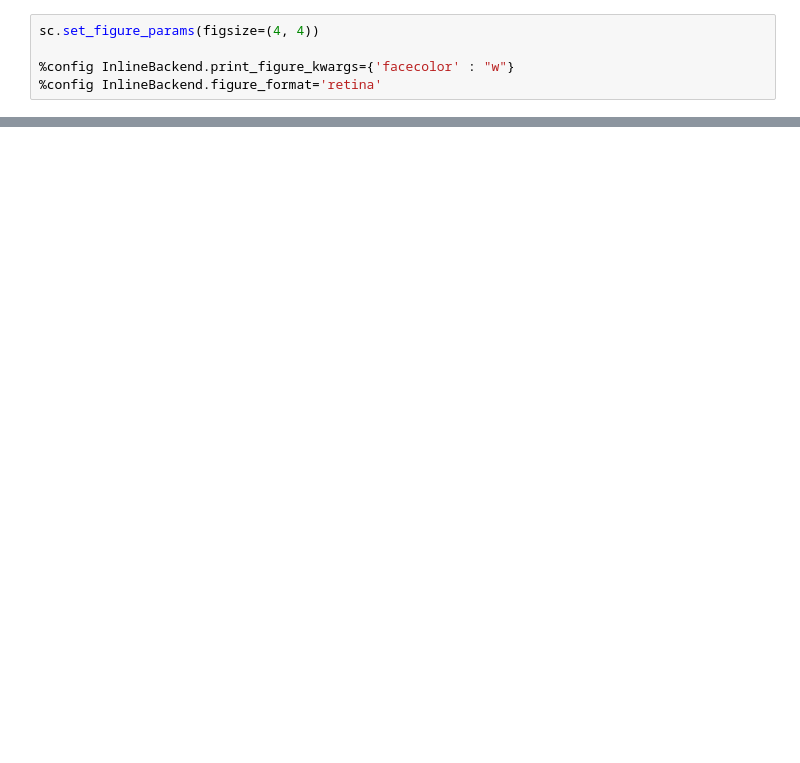
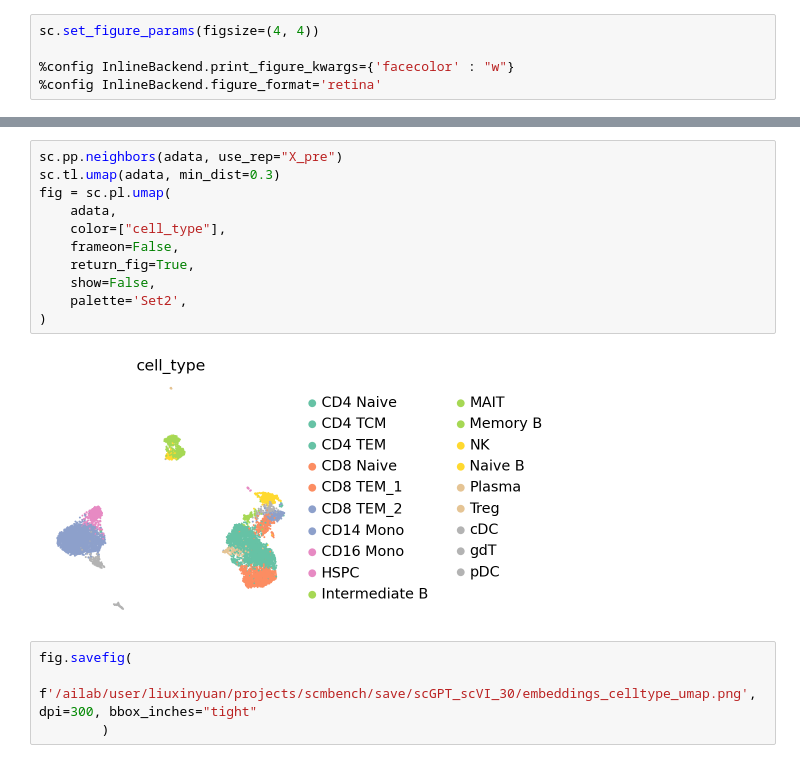
Before and after one commit to ml4bio/SCMBench, a Jupyter notebook: evaluation/scripts/run_scVI.ipynb, the cells around one changed output, grey strips where cells are left out. Drawn from its saved outputs; the diff is of its cells as text; blank space fills up the shorter version.

```diff
--- a/evaluation/scripts/run_scVI.ipynb
+++ b/evaluation/scripts/run_scVI.ipynb
@@ -60,0 +134,17 @@ sc.pl.embedding(
+# %%
+sc.pp.neighbors(adata, use_rep="X_pre")
+sc.tl.umap(adata, min_dist=0.3)
+fig = sc.pl.umap(
+    adata,
+    color=["cell_type"],
+    frameon=False,
+    return_fig=True,
+    show=False,
+    palette='Set2',
+)
+# %% [output]
+[figure, added]
+# %%
+fig.savefig(
+            f'/ailab/user/liuxinyuan/projects/scmbench/save/scGPT_scVI_30/embeddings_celltype_umap.png', dpi=300, bbox_inches="tight"
+        )
```
Also changed, not shown: parts of 31 cells of this notebook, 6 other files.
